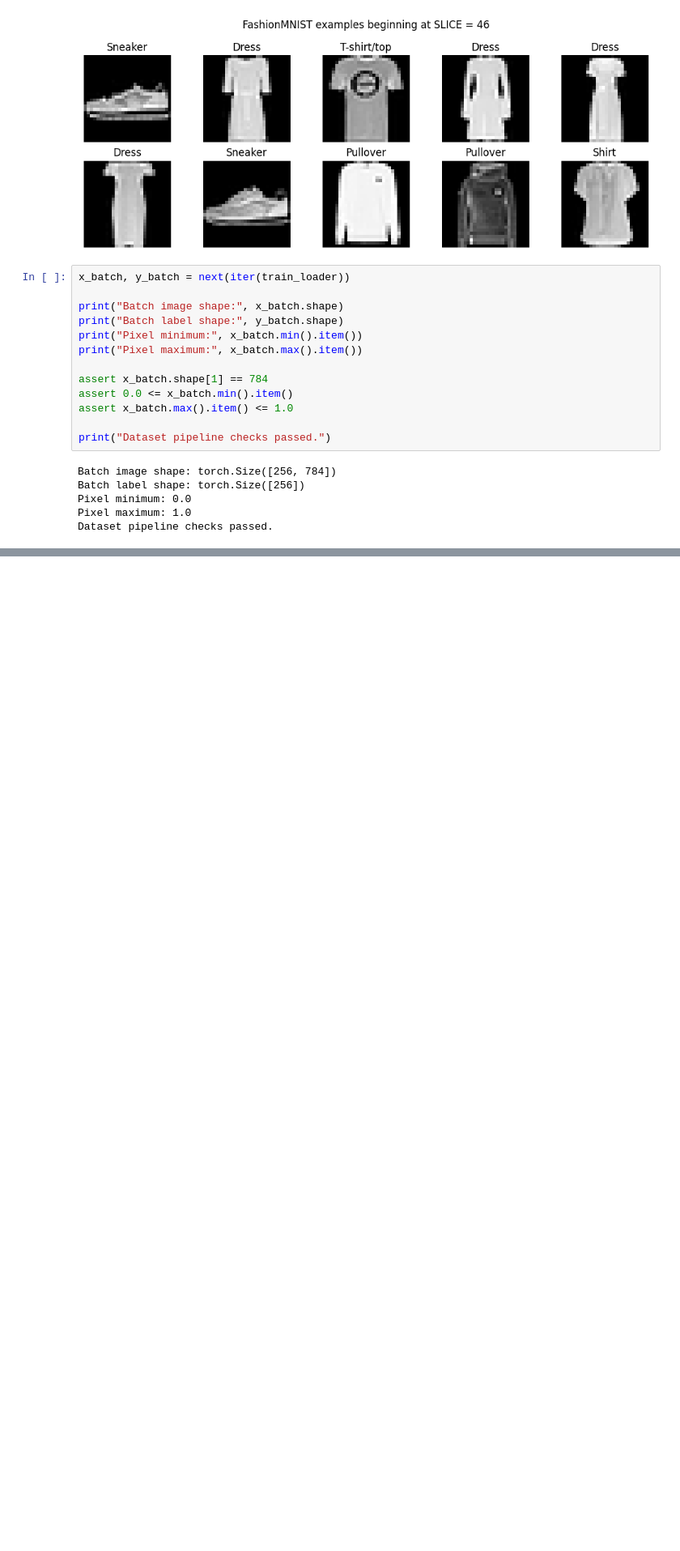
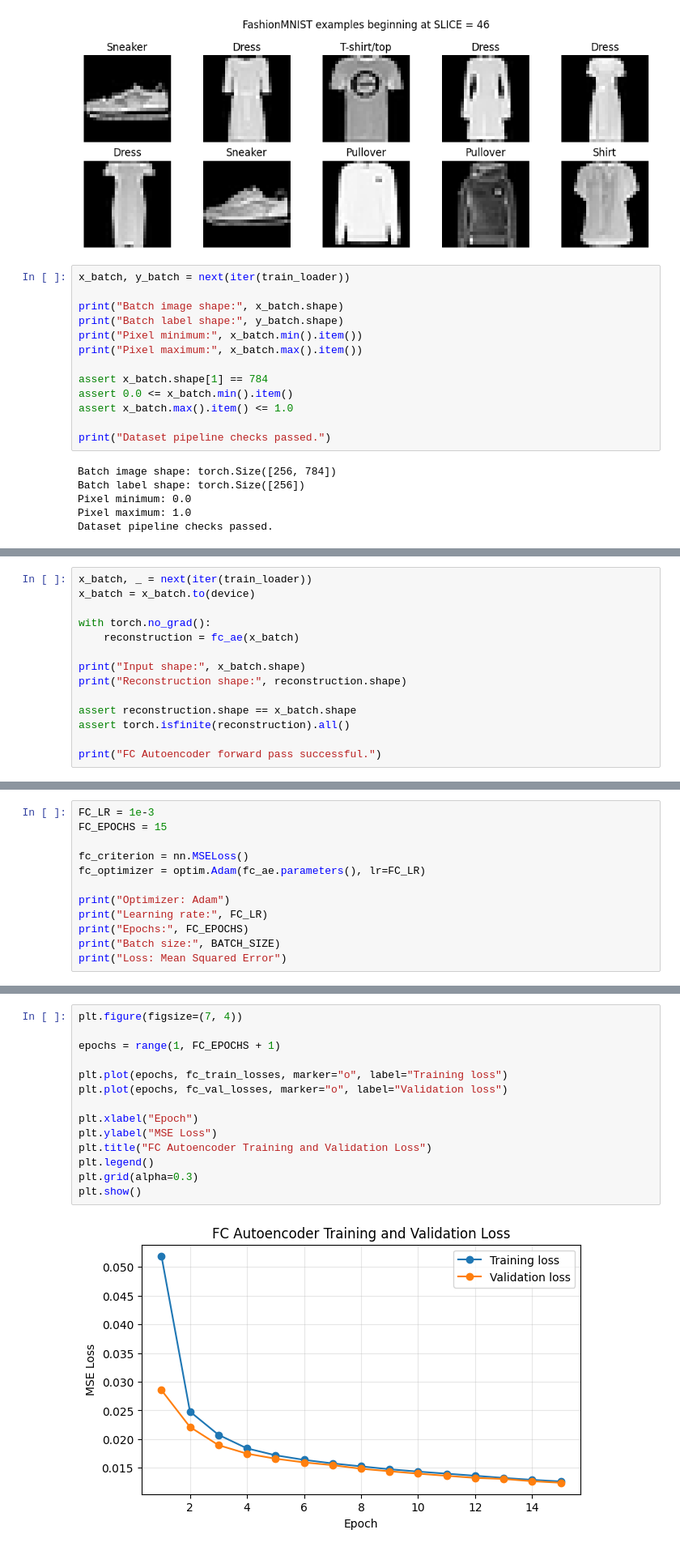
Before and after one commit to DrashtiShah23/data266-2046, a Jupyter notebook: hw7/HW7.ipynb, the cells around one changed output, grey strips where cells are left out. Shown at 81% size. Drawn from its saved outputs; the diff is of its cells as text; blank space fills up the shorter version.

Commit message:
implement and evaluate fully connected autoencoder

```diff
--- a/hw7/HW7.ipynb
+++ b/hw7/HW7.ipynb
@@ -256,0 +324,14 @@ Dataset pipeline checks passed.
+# %%
+x_batch, _ = next(iter(train_loader))
+x_batch = x_batch.to(device)
+
+with torch.no_grad():
+    reconstruction = fc_ae(x_batch)
+
+print("Input shape:", x_batch.shape)
+print("Reconstruction shape:", reconstruction.shape)
+
+assert reconstruction.shape == x_batch.shape
+assert torch.isfinite(reconstruction).all()
+
+print("FC Autoencoder forward pass successful.")
@@ -256,0 +348,12 @@ Dataset pipeline checks passed.
+# %%
+FC_LR = 1e-3
+FC_EPOCHS = 15
+
+fc_criterion = nn.MSELoss()
+fc_optimizer = optim.Adam(fc_ae.parameters(), lr=FC_LR)
+
+print("Optimizer: Adam")
+print("Learning rate:", FC_LR)
+print("Epochs:", FC_EPOCHS)
+print("Batch size:", BATCH_SIZE)
+print("Loss: Mean Squared Error")
@@ -256,0 +471,16 @@ Dataset pipeline checks passed.
+# %%
+plt.figure(figsize=(7, 4))
+
+epochs = range(1, FC_EPOCHS + 1)
+
+plt.plot(epochs, fc_train_losses, marker="o", label="Training loss")
+plt.plot(epochs, fc_val_losses, marker="o", label="Validation loss")
+
+plt.xlabel("Epoch")
+plt.ylabel("MSE Loss")
+plt.title("FC Autoencoder Training and Validation Loss")
+plt.legend()
+plt.grid(alpha=0.3)
+plt.show()
+# %% [output]
+[figure, added]
```
Also changed, not shown: parts of 9 cells of this notebook.
